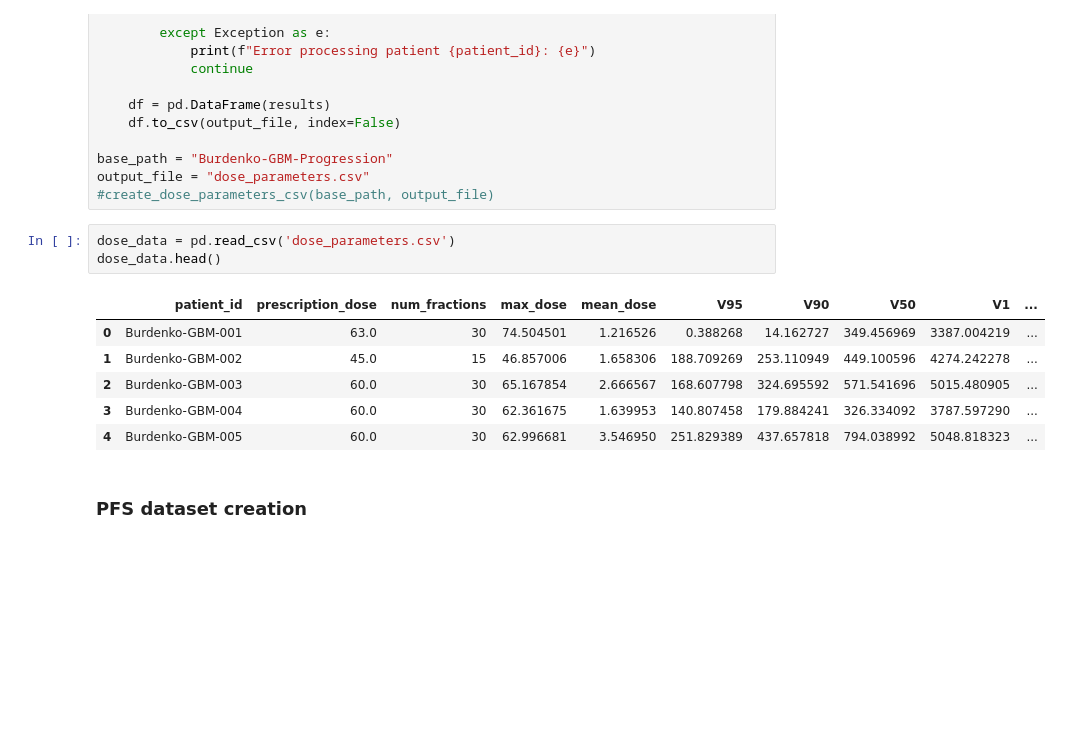
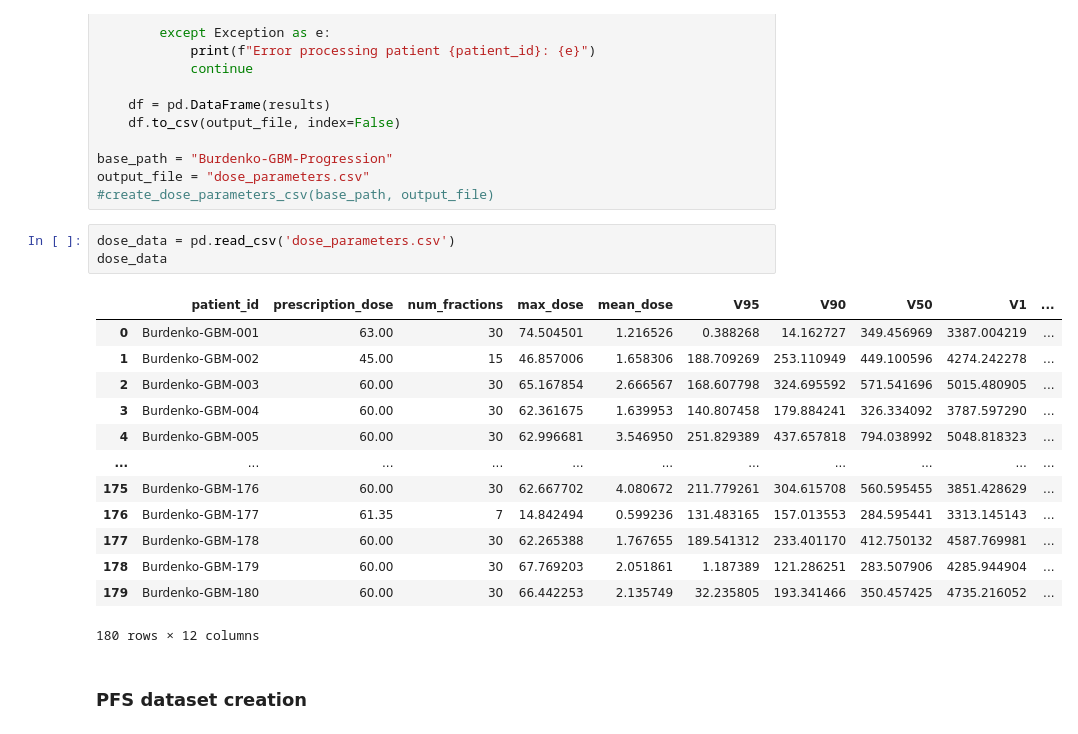
Before and after one commit to yay016/GBM-Survival-MSc, a Jupyter notebook: preprocess.ipynb, the cells around one changed output. Saved outputs shown, nothing was run; the diff lists cells and outputs as text; blank space fills up the shorter version.

```diff
--- a/preprocess.ipynb
+++ b/preprocess.ipynb
@@ -581,14 +551,21 @@ output_file = "dose_parameters.csv"
 #create_dose_parameters_csv(base_path, output_file)
 # %%
 dose_data = pd.read_csv('dose_parameters.csv')
-dose_data.head()
+dose_data
 # %% [output]
 |  | patient_id | prescription_dose | num_fractions | max_dose | mean_dose | V95 | V90 | V50 | V1 | ... |
-| 0 | Burdenko-GBM-001 | 63.0 | 30 | 74.504501 | 1.216526 | 0.388268 | 14.162727 | 349.456969 | 3387.004219 | ... |
-| 1 | Burdenko-GBM-002 | 45.0 | 15 | 46.857006 | 1.658306 | 188.709269 | 253.110949 | 449.100596 | 4274.242278 | ... |
-| 2 | Burdenko-GBM-003 | 60.0 | 30 | 65.167854 | 2.666567 | 168.607798 | 324.695592 | 571.541696 | 5015.480905 | ... |
-| 3 | Burdenko-GBM-004 | 60.0 | 30 | 62.361675 | 1.639953 | 140.807458 | 179.884241 | 326.334092 | 3787.597290 | ... |
-| 4 | Burdenko-GBM-005 | 60.0 | 30 | 62.996681 | 3.546950 | 251.829389 | 437.657818 | 794.038992 | 5048.818323 | ... |
+| 0 | Burdenko-GBM-001 | 63.00 | 30 | 74.504501 | 1.216526 | 0.388268 | 14.162727 | 349.456969 | 3387.004219 | ... |
+| 1 | Burdenko-GBM-002 | 45.00 | 15 | 46.857006 | 1.658306 | 188.709269 | 253.110949 | 449.100596 | 4274.242278 | ... |
+| 2 | Burdenko-GBM-003 | 60.00 | 30 | 65.167854 | 2.666567 | 168.607798 | 324.695592 | 571.541696 | 5015.480905 | ... |
+| 3 | Burdenko-GBM-004 | 60.00 | 30 | 62.361675 | 1.639953 | 140.807458 | 179.884241 | 326.334092 | 3787.597290 | ... |
+| 4 | Burdenko-GBM-005 | 60.00 | 30 | 62.996681 | 3.546950 | 251.829389 | 437.657818 | 794.038992 | 5048.818323 | ... |
+| ... | ... | ... | ... | ... | ... | ... | ... | ... | ... | ... |
+| 175 | Burdenko-GBM-176 | 60.00 | 30 | 62.667702 | 4.080672 | 211.779261 | 304.615708 | 560.595455 | 3851.428629 | ... |
+| 176 | Burdenko-GBM-177 | 61.35 | 7 | 14.842494 | 0.599236 | 131.483165 | 157.013553 | 284.595441 | 3313.145143 | ... |
+| 177 | Burdenko-GBM-178 | 60.00 | 30 | 62.265388 | 1.767655 | 189.541312 | 233.401170 | 412.750132 | 4587.769981 | ... |
+| 178 | Burdenko-GBM-179 | 60.00 | 30 | 67.769203 | 2.051861 | 1.187389 | 121.286251 | 283.507906 | 4285.944904 | ... |
+| 179 | Burdenko-GBM-180 | 60.00 | 30 | 66.442253 | 2.135749 | 32.235805 | 193.341466 | 350.457425 | 4735.216052 | ... |
+180 rows × 12 columns
 # %% [markdown]
 ### PFS dataset creation
 # %%
```
Also changed, not shown: parts of 8 cells of this notebook, 1 other file.
